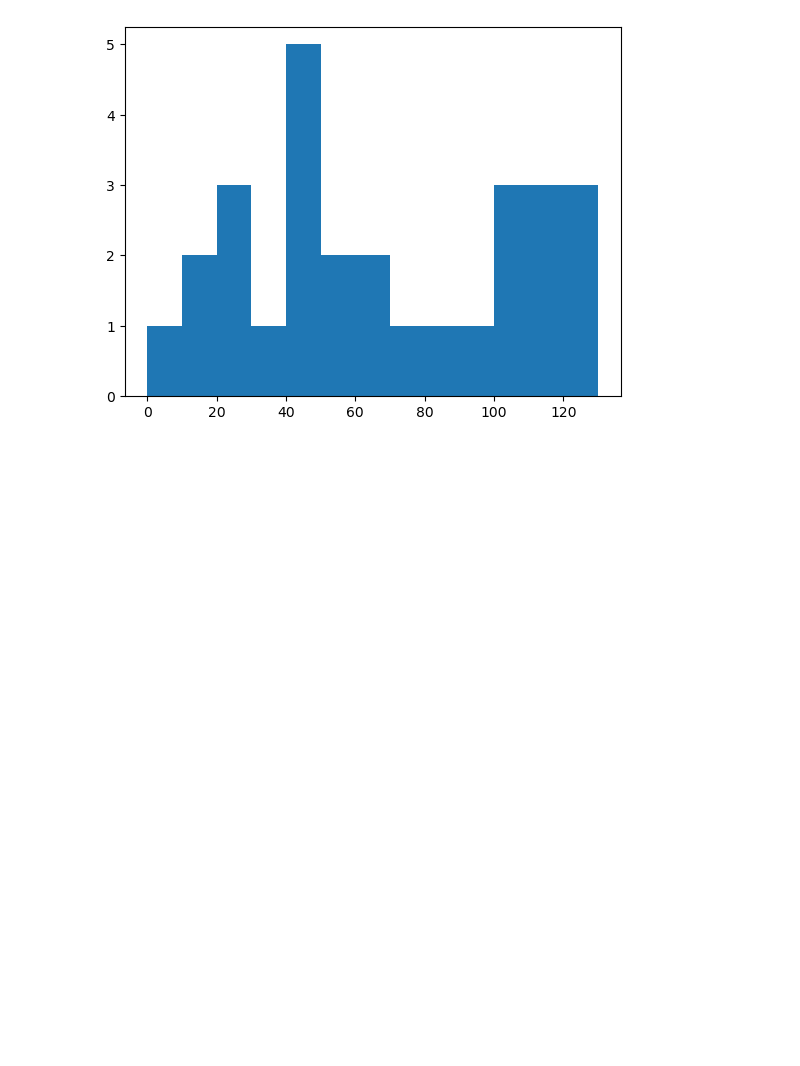
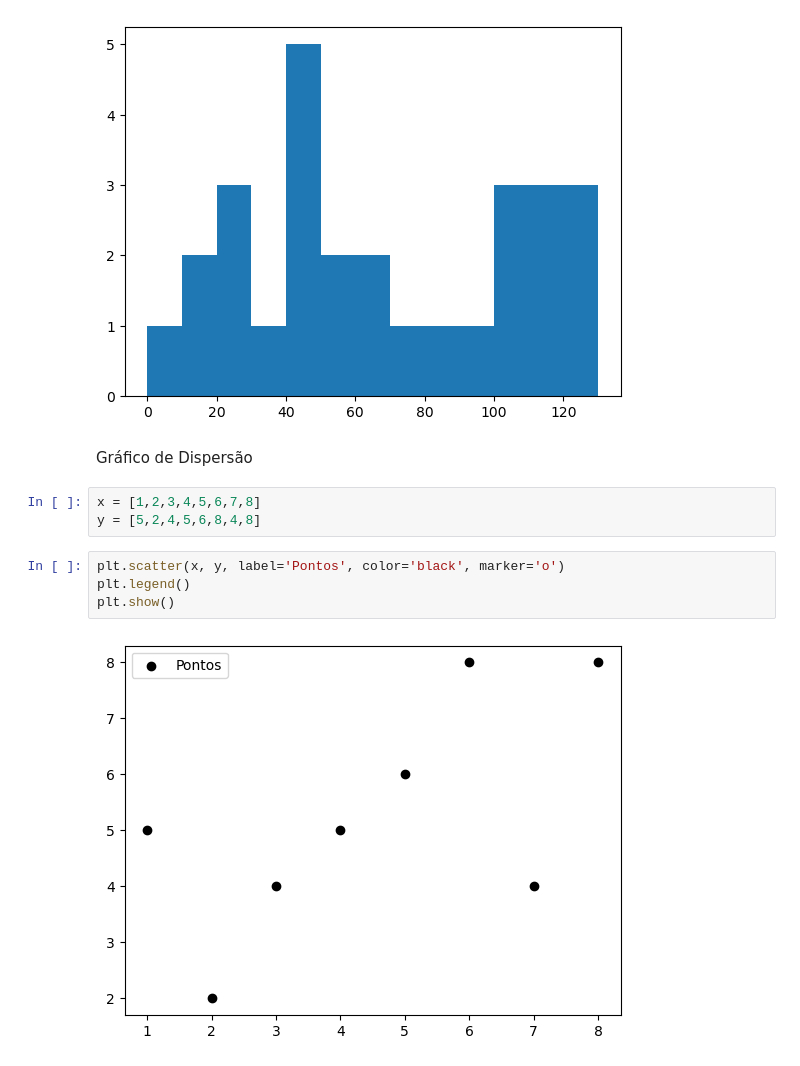
Before and after one commit to mateushlsilva/matplotlib-aula, a Jupyter notebook: matplotlib.ipynb, the cells around one changed output. Drawn from its saved outputs; the diff is of its cells as text; blank space fills up the shorter version.

Commit message:
Gráfico de Dispersão

```diff
--- a/matplotlib.ipynb
+++ b/matplotlib.ipynb
@@ -77,3 +75,14 @@ plt.hist(idades, bins, histtype='stepfilled', rwidth=0.8)
 plt.show()
 # %% [output]
 [figure]
+# %% [markdown]
+Gráfico de Dispersão
+# %%
+x = [1,2,3,4,5,6,7,8]
+y = [5,2,4,5,6,8,4,8]
+# %%
+plt.scatter(x, y, label='Pontos', color='black', marker='o')
+plt.legend()
+plt.show()
+# %% [output]
+[figure, added]
```
Also changed, not shown: parts of 2 cells of this notebook.
